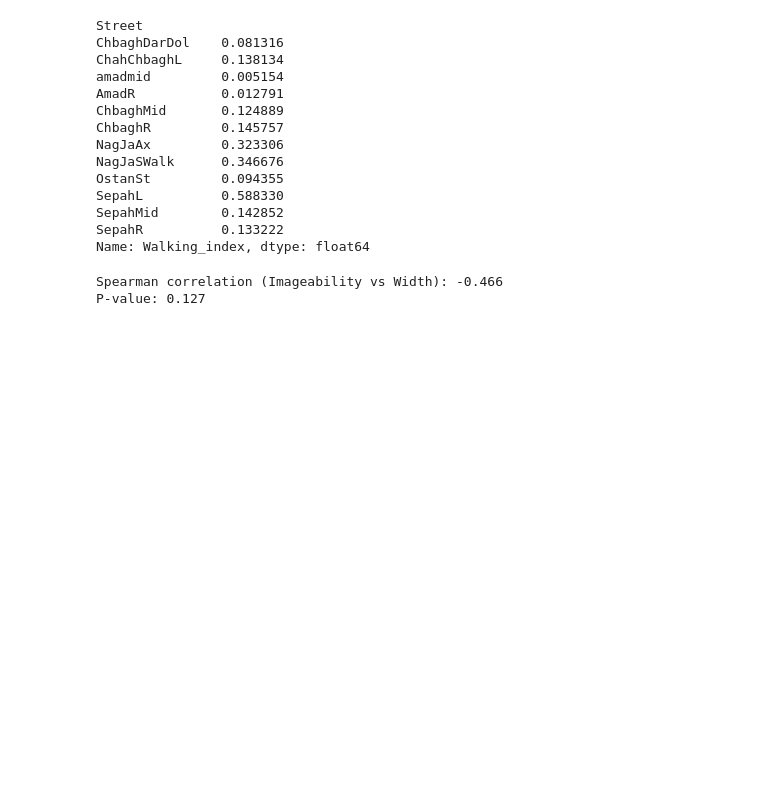
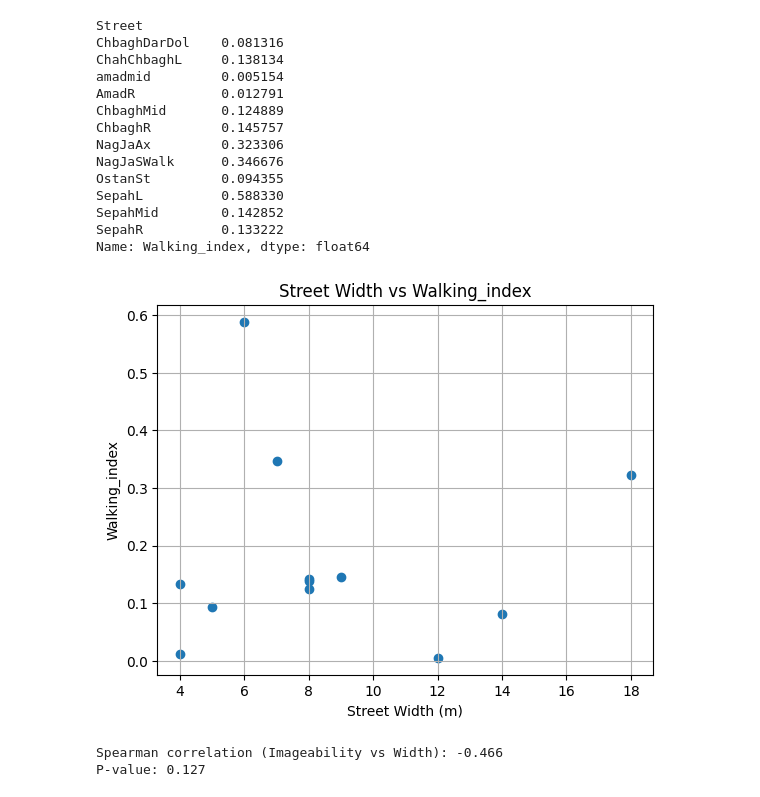
Before and after one commit to Hessam-Maniei/StreetPerception_ML, a Jupyter notebook: notebooks/copyresults.ipynb, the cells around one changed output. Drawn from its saved outputs; the diff is of its cells as text; code cells hidden in the pictures; blank space fills up the shorter version.

```diff
--- a/notebooks/copyresults.ipynb
+++ b/notebooks/copyresults.ipynb
@@ -2570,6 +2570,16 @@ SepahL          0.588330
 SepahMid        0.142852
 SepahR          0.133222
 Name: Walking_index, dtype: float64
+# %%
+
+plt.scatter(numeric_df_street["Width_m"], numeric_df_street["Walking_index"])
+plt.xlabel("Street Width (m)")
+plt.ylabel("Walking_index")
+plt.title("Street Width vs Walking_index")
+plt.grid(True)
+plt.show()
+# %% [output]
+[figure, added]
 # %%
 
 # extract the two columns
```
